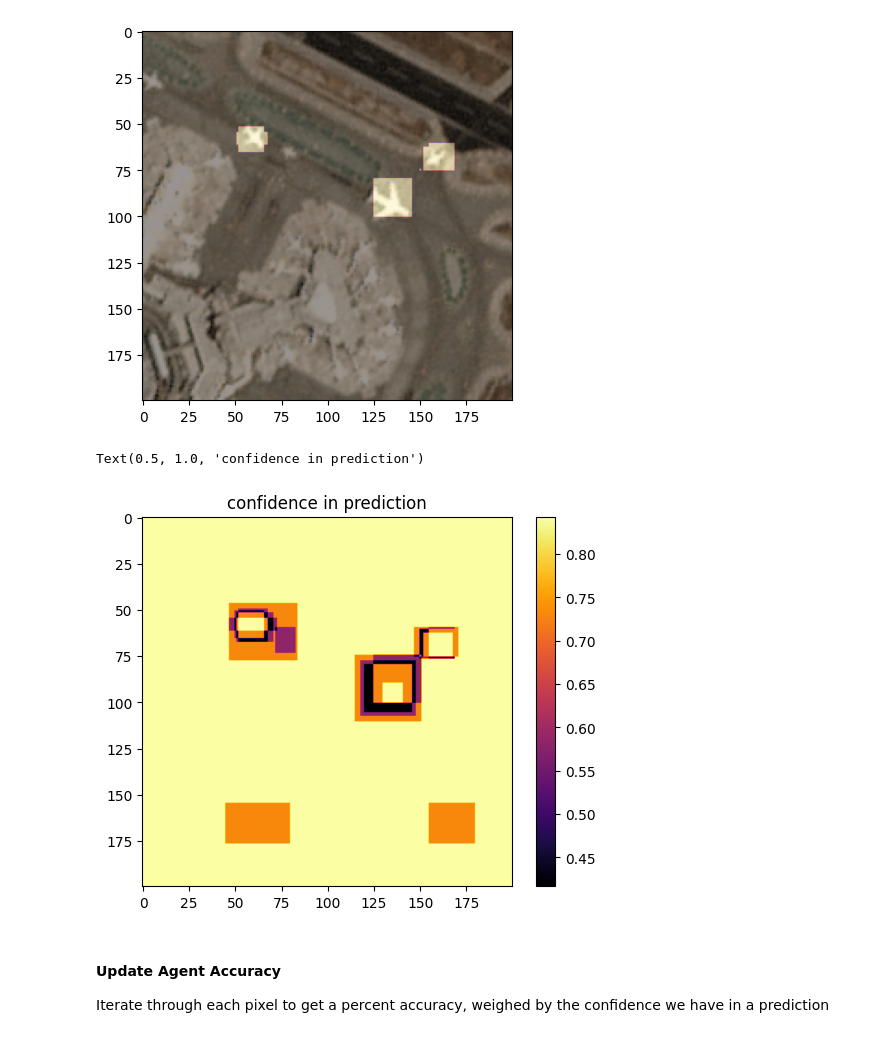
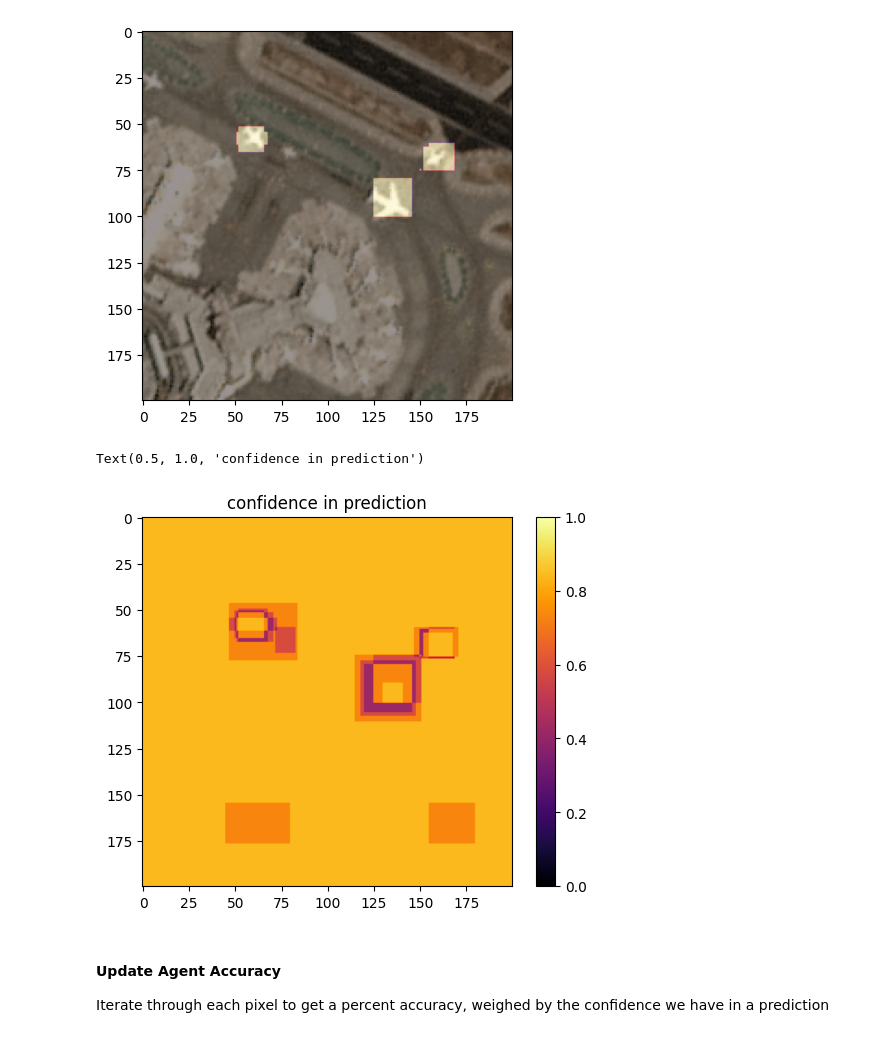
Before and after one commit to OKKM-insights/backend, a Jupyter notebook: prototyping/consensus_model.ipynb, the cells around one changed output. Drawn from its saved outputs; the diff is of its cells as text; code cells hidden in the pictures.

```diff
--- a/prototyping/consensus_model.ipynb
+++ b/prototyping/consensus_model.ipynb
@@ -191,12 +191,12 @@ plt.imshow(prediction, alpha=0.4, cmap='magma')
 <matplotlib.image.AxesImage at 0x...>
 [figure]
 # %%
-plt.imshow(icm.confidence, cmap='inferno')
+plt.imshow(icm.confidence, cmap='inferno', vmin=0, vmax=1)
 plt.colorbar()
 plt.title("confidence in prediction")
 # %% [output]
 Text(0.5, 1.0, 'confidence in prediction')
-[figure, old version]
+[figure, new version]
 # %% [markdown]
 #### Update Agent Accuracy
 
```
Also changed, not shown: parts of 6 cells of this notebook.
